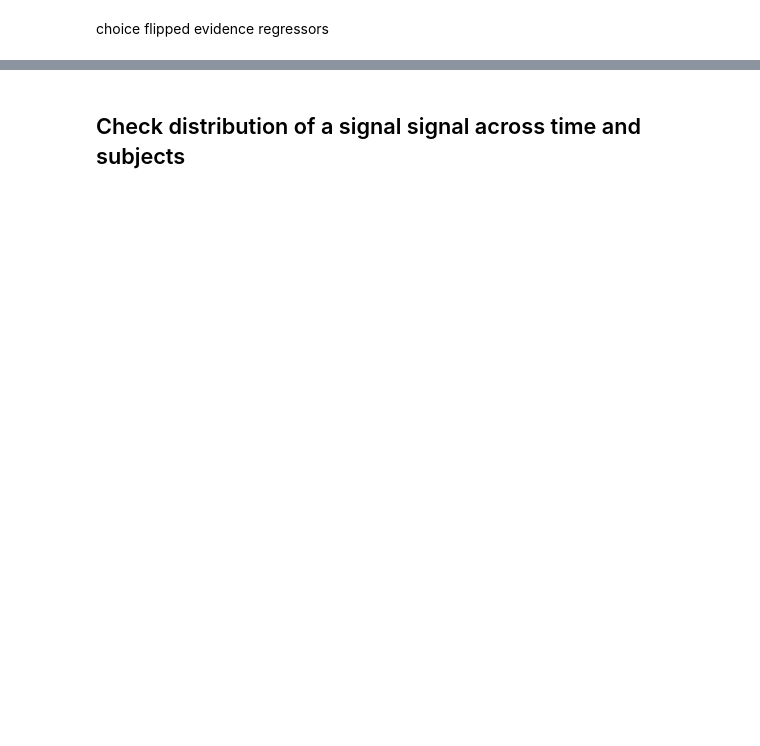
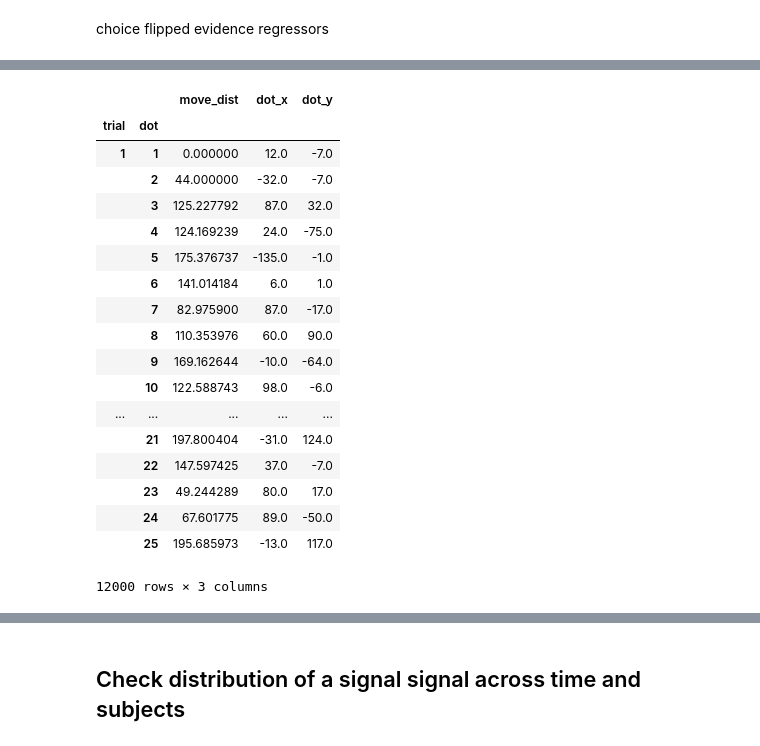
Before and after one commit to sbitzer/BeeMEG, a Jupyter notebook: MEG_sequential.ipynb, the cells around one changed output, grey strips where cells are left out. Drawn from its saved outputs; the diff is of its cells as text; code cells hidden in the pictures; blank space fills up the shorter version.

```diff
--- a/MEG_sequential.ipynb
+++ b/MEG_sequential.ipynb
@@ -228,0 +496,22 @@ plot_minmax_regressors(second_level, ['dot_x', 'dot_x_cflip', 'accev_cflip'],
+# %%
+regressors.trial_dot[['move_dist', 'dot_x', 'dot_y']]
+# %% [output]
+|  |  | move_dist | dot_x | dot_y |
+| trial | dot |  |  |  |
+| 1 | 1 | 0.000000 | 12.0 | -7.0 |
+|  | 2 | 44.000000 | -32.0 | -7.0 |
+|  | 3 | 125.227792 | 87.0 | 32.0 |
+|  | 4 | 124.169239 | 24.0 | -75.0 |
+|  | 5 | 175.376737 | -135.0 | -1.0 |
+|  | 6 | 141.014184 | 6.0 | 1.0 |
+|  | 7 | 82.975900 | 87.0 | -17.0 |
+|  | 8 | 110.353976 | 60.0 | 90.0 |
+|  | 9 | 169.162644 | -10.0 | -64.0 |
+|  | 10 | 122.588743 | 98.0 | -6.0 |
+| ... | ... | ... | ... | ... |
+|  | 21 | 197.800404 | -31.0 | 124.0 |
+|  | 22 | 147.597425 | 37.0 | -7.0 |
+|  | 23 | 49.244289 | 80.0 | 17.0 |
+|  | 24 | 67.601775 | 89.0 | -50.0 |
+|  | 25 | 195.685973 | -13.0 | 117.0 |
+12000 rows × 3 columns
```
Also changed, not shown: parts of 34 cells of this notebook, 1 other file.
